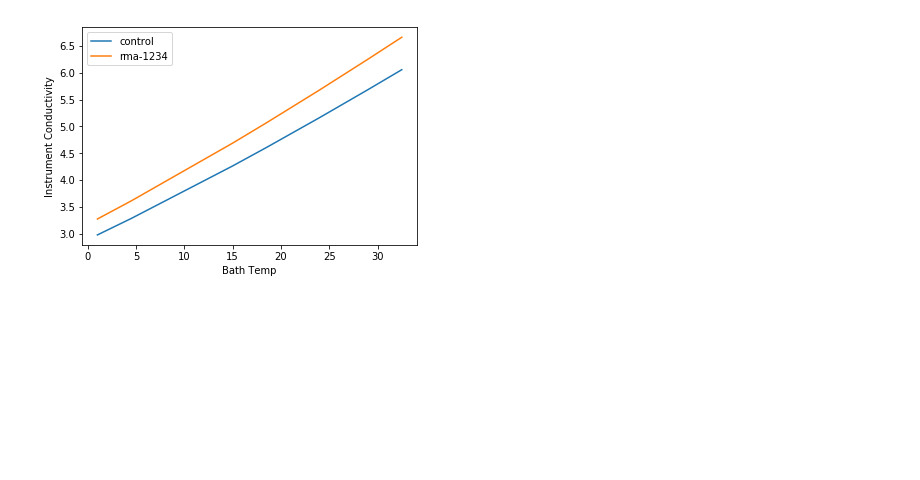
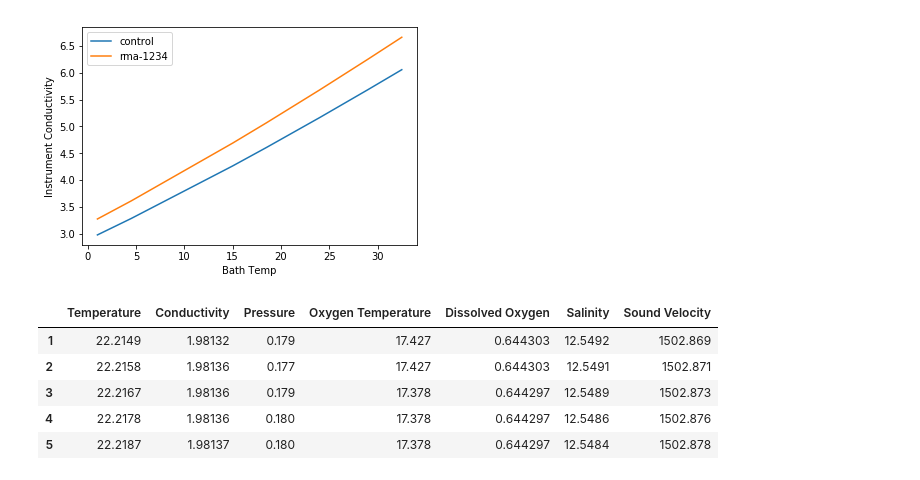
Before and after one commit to ruskeya/greentag, a Jupyter notebook: greentag.ipynb, the cells around one changed output. Cells and saved outputs as stored; diff of their text form; code cells hidden in the pictures; blank space fills up the shorter version.

```diff
--- a/greentag.ipynb
+++ b/greentag.ipynb
@@ -92,3 +94,16 @@ leg = plt.legend(loc='best')
 plt.show()
 # %% [output]
 [figure]
+# %%
+control = pd.read_csv('SBE37.cap')
+control.describe
+rma = pd.read_csv('SBE19_noh', names=["Temperature", 'Conductivity', 'Pressure', 'Oxygen Temperature', 'Dissolved Oxygen', 'Salinity', 'Sound Velocity'])
+rma = rma.drop(rma.index[0])
+rma.head()
+# %% [output]
+|  | Temperature | Conductivity | Pressure | Oxygen Temperature | Dissolved Oxygen | Salinity | Sound Velocity |
+| 1 | 22.2149 | 1.98132 | 0.179 | 17.427 | 0.644303 | 12.5492 | 1502.869 |
+| 2 | 22.2158 | 1.98136 | 0.177 | 17.427 | 0.644303 | 12.5491 | 1502.871 |
+| 3 | 22.2167 | 1.98136 | 0.179 | 17.378 | 0.644297 | 12.5489 | 1502.873 |
+| 4 | 22.2178 | 1.98136 | 0.180 | 17.378 | 0.644297 | 12.5486 | 1502.876 |
+| 5 | 22.2187 | 1.98137 | 0.180 | 17.378 | 0.644297 | 12.5484 | 1502.878 |
```
Also changed, not shown: parts of 5 cells of this notebook.
